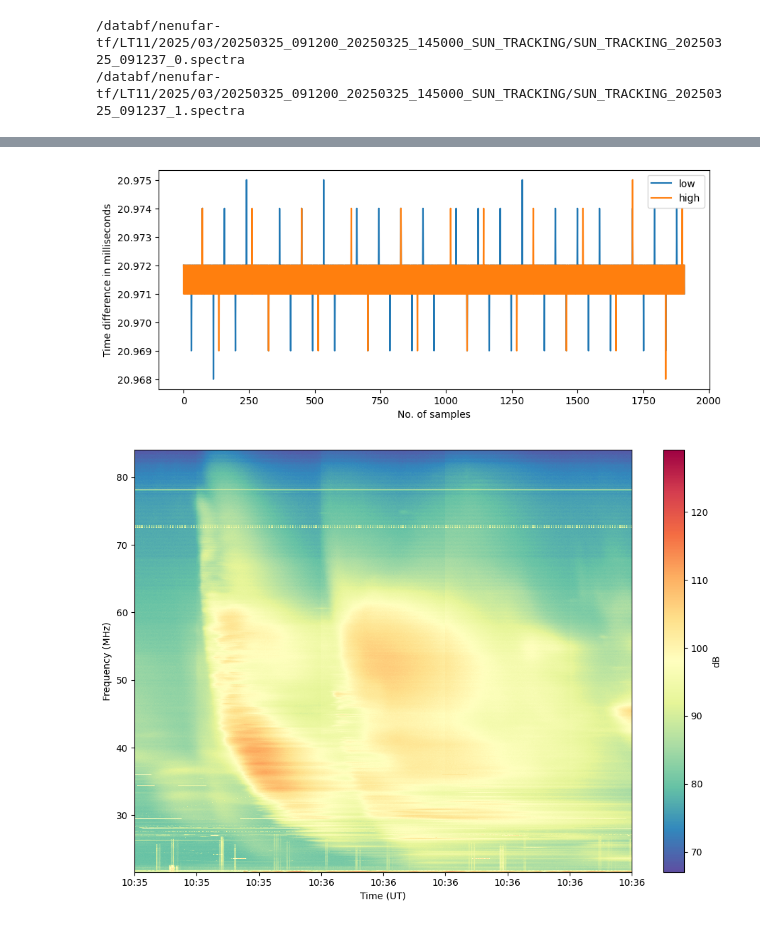
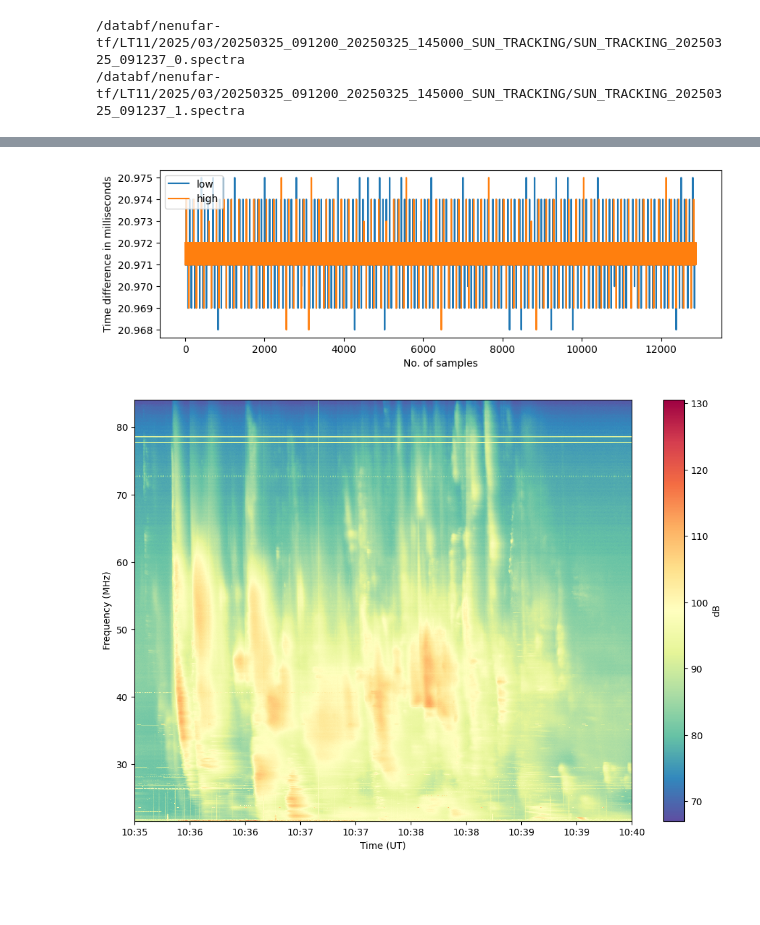
Before and after one commit to MohamedNedal/nenufar_work, a Jupyter notebook: plot_nenufar.ipynb, the cells around one changed output, grey strips where cells are left out. Drawn from its saved outputs; the diff is of its cells as text; code cells hidden in the pictures; blank space fills up the shorter version.

```diff
--- a/plot_nenufar.ipynb
+++ b/plot_nenufar.ipynb
@@ -19,8 +19,8 @@ date     = '2025-03-25'
 data_dir = '/databf/nenufar-tf/LT11'
 obs_dir  = '20250325_091200_20250325_145000_SUN_TRACKING'
 
-start_time = '2025-03-25T10:35:45'
-end_time   = '2025-03-25T10:36:25'
+start_time = '2025-03-25T10:35:30'
+end_time   = '2025-03-25T10:40:00'
 figsize = [7,4]
 
 year, month, day = date.split('-')
@@ -153,13 +120,13 @@ high_dt_ms = [ t.total_seconds()*1e3 for t in np.diff(high_times) ]
 # %%
-plt.figure(figsize=[10,4])
+plt.figure(figsize=[10,3])
 plt.plot(low_dt_ms, label='low')
 plt.plot(high_dt_ms, label='high')
 plt.xlabel('No. of samples')
 plt.ylabel('Time difference in milliseconds')
 plt.legend(loc='best')
 plt.show()
 # %% [output]
-[figure, old version]
+[figure, new version]
 # %%
 combined_data  = np.concatenate((low_data_i.data, high_data_i.data), axis=1)
 combined_data  = np.squeeze(combined_data)
@@ -169,7 +136,6 @@ combined_freqs = np.concatenate((low_data_i.freq.to_value('MHz'), high_data_i.fr
 fig = plt.figure(figsize=[10,7])
 ax = fig.add_subplot(111)
 pc = ax.pcolormesh(low_times, combined_freqs, combined_data.T,
-                    # vmin=7, vmax=11,
                     shading='auto', cmap='Spectral_r') # Spectral_r, YlGnBu_r
 fig.colorbar(pc, ax=ax, label='dB')
 ax.set_xlabel('Time (UT)')
@@ -179,4 +145,4 @@ ax.xaxis.set_major_formatter(mdates.DateFormatter('%H:%M'))
 fig.tight_layout()
 plt.show()
 # %% [output]
-[figure, old version]
+[figure, new version]
```
Also changed, not shown: parts of 41 cells of this notebook.
